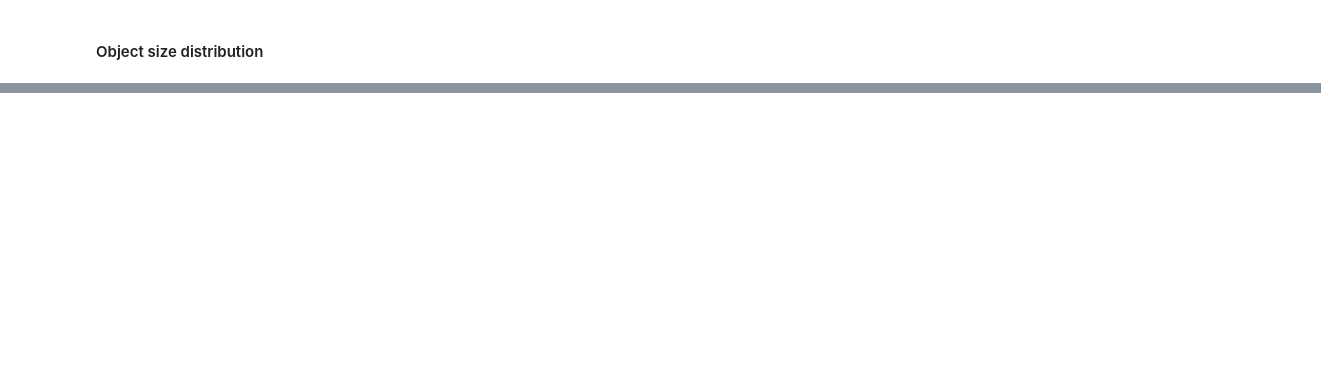
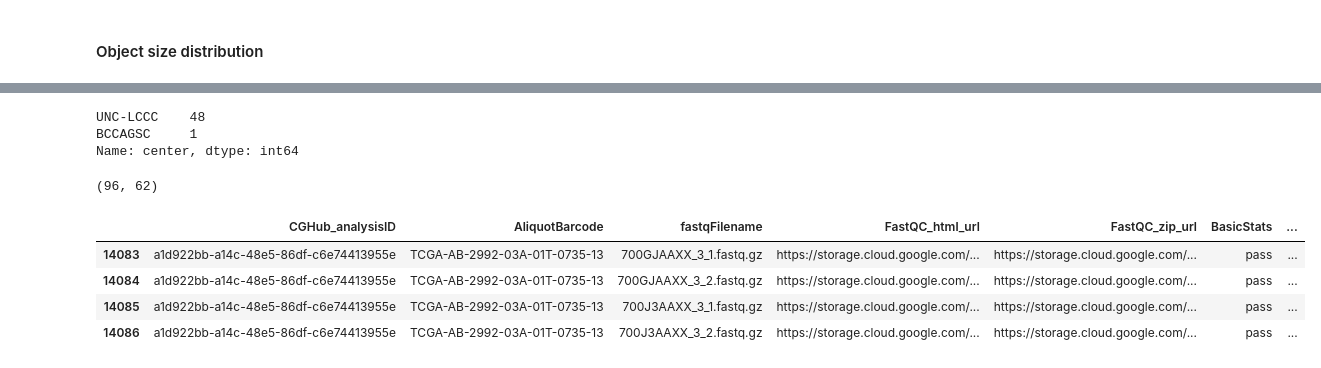
Before and after one commit to bcgsc/tasrkleat-TCGA-analysis-scripts, a Jupyter notebook: notebooks/TCGA-RNA-Seq-FASTA-read-length-analysis.ipynb, the cells around one changed output, grey strips where cells are left out. Drawn from its saved outputs; the diff is of its cells as text; code cells hidden in the pictures; blank space fills up the shorter version.

```diff
--- a/notebooks/TCGA-RNA-Seq-FASTA-read-length-analysis.ipynb
+++ b/notebooks/TCGA-RNA-Seq-FASTA-read-length-analysis.ipynb
@@ -650,0 +843,6 @@ ax.set_xlabel('size (KB)')
+# %%
+udf[['analysis_id', 'center']].drop_duplicates().center.value_counts()
+# %% [output]
+UNC-LCCC    48
+BCCAGSC     1
+Name: center, dtype: int64
@@ -650,0 +851,4 @@ ax.set_xlabel('size (KB)')
+# %%
+udf.shape
+# %% [output]
+(96, 62)
@@ -650,0 +858,8 @@ ax.set_xlabel('size (KB)')
+# %%
+ndf[ndf.GCSobject.str.contains('TCGA-AB-2992-03A-01T-0735-13_rnaseq_fastq.tar')]
+# %% [output]
+|  | CGHub_analysisID | AliquotBarcode | fastqFilename | FastQC_html_url | FastQC_zip_url | BasicStats | ... |
+| 14083 | a1d922bb-a14c-48e5-86df-c6e74413955e | TCGA-AB-2992-03A-01T-0735-13 | 700GJAAXX_3_1.fastq.gz | https://storage.cloud.google.com/... | https://storage.cloud.google.com/... | pass | ... |
+| 14084 | a1d922bb-a14c-48e5-86df-c6e74413955e | TCGA-AB-2992-03A-01T-0735-13 | 700GJAAXX_3_2.fastq.gz | https://storage.cloud.google.com/... | https://storage.cloud.google.com/... | pass | ... |
+| 14085 | a1d922bb-a14c-48e5-86df-c6e74413955e | TCGA-AB-2992-03A-01T-0735-13 | 700J3AAXX_3_1.fastq.gz | https://storage.cloud.google.com/... | https://storage.cloud.google.com/... | pass | ... |
+| 14086 | a1d922bb-a14c-48e5-86df-c6e74413955e | TCGA-AB-2992-03A-01T-0735-13 | 700J3AAXX_3_2.fastq.gz | https://storage.cloud.google.com/... | https://storage.cloud.google.com/... | pass | ... |
```
Also changed, not shown: parts of 72 cells of this notebook.
